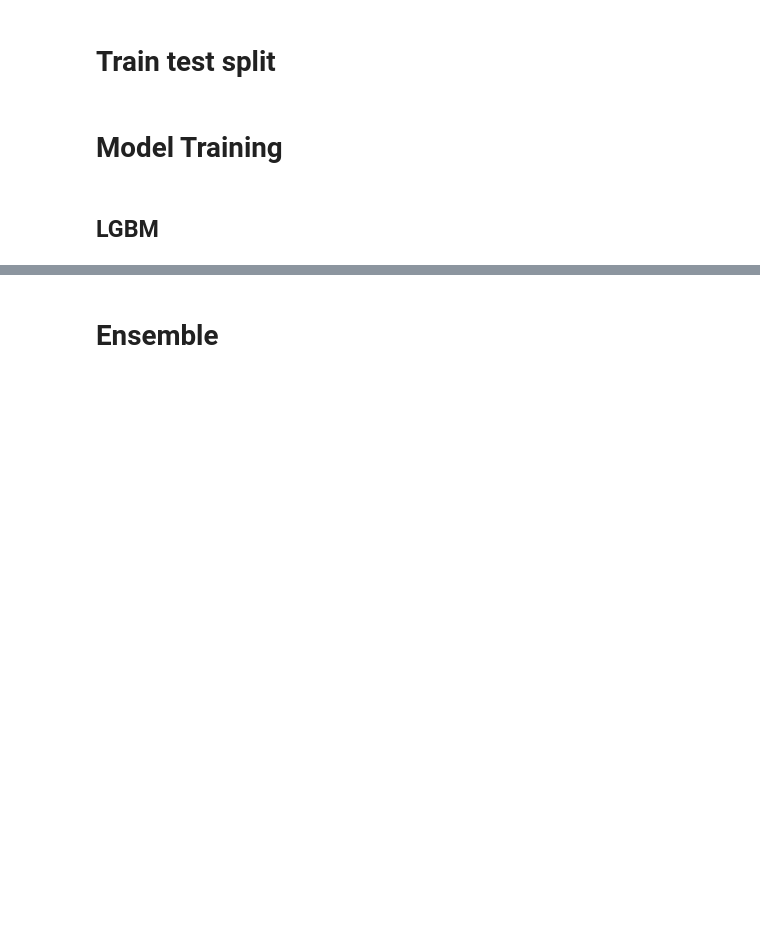
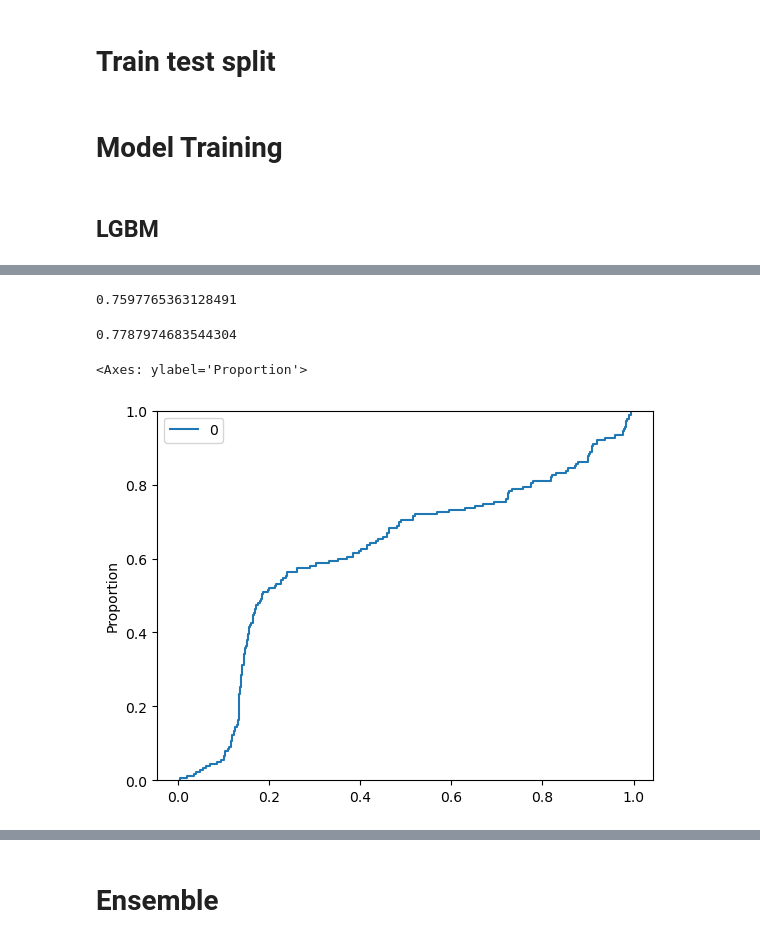
Before and after one commit to slowdive42/kaggle, a Jupyter notebook: titanic/titanic.ipynb, the cells around one changed output, grey strips where cells are left out. Drawn from its saved outputs; the diff is of its cells as text; code cells hidden in the pictures; blank space fills up the shorter version.

```diff
--- a/titanic/titanic.ipynb
+++ b/titanic/titanic.ipynb
@@ -176,0 +294,2 @@ GridSearchCV(cv=3, estimator=LGBMClassifier(), n_jobs=3,
+# %%
+y_pred = nn_clf.predict(x_test)
@@ -176,0 +298,16 @@ GridSearchCV(cv=3, estimator=LGBMClassifier(), n_jobs=3,
+# %%
+proba_gamma = 0.7
+accuracy_score(y_test, y_pred>proba_gamma)
+# %% [output]
+0.7597765363128491
+# %%
+roc_auc_score(y_test, y_pred>0.5)
+# %% [output]
+0.7787974683544304
+# %%
+import matplotlib.pyplot as plt
+import seaborn as sns
+sns.ecdfplot(y_pred)
+# %% [output]
+<Axes: ylabel='Proportion'>
+[figure, added]
```
Also changed, not shown: parts of 27 cells of this notebook, 4 other files.
